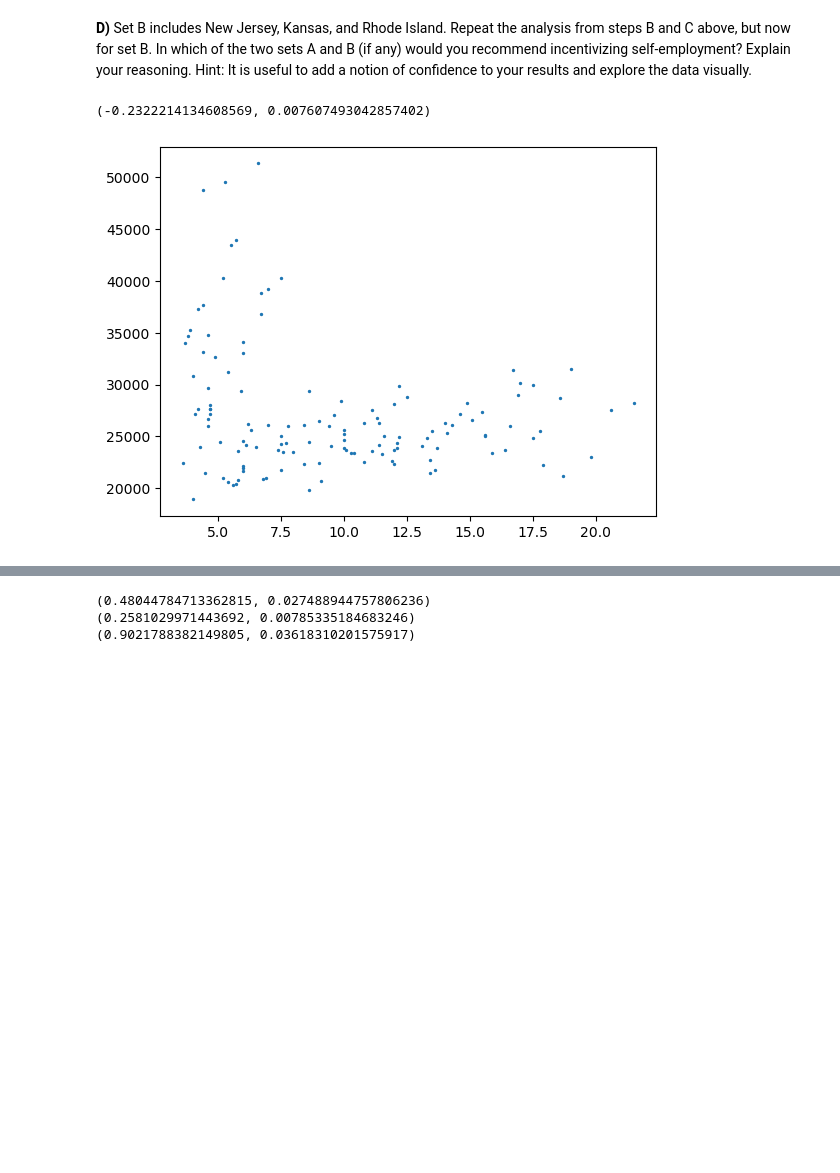
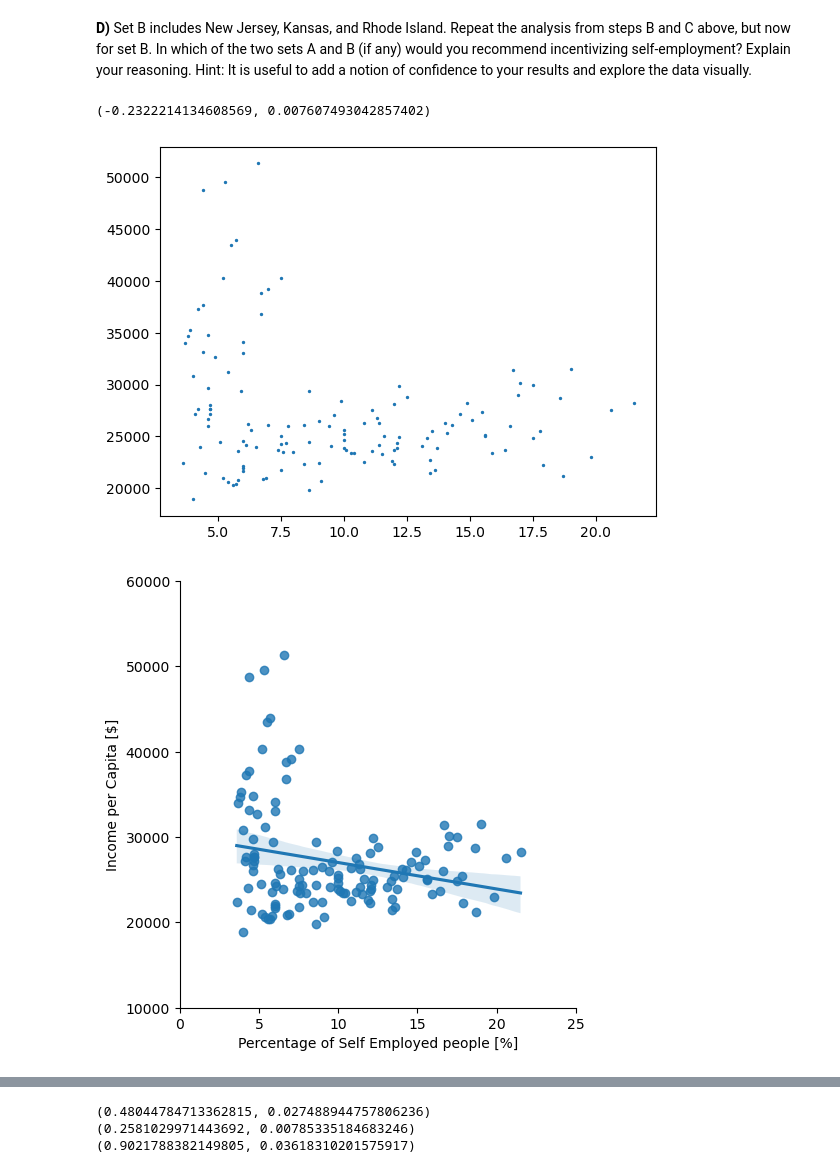
Before and after one commit to rmonney/2022, a Jupyter notebook: Tutorials/03 - Describing data/Describing_data_exercise.ipynb, the cells around one changed output, grey strips where cells are left out. Cells and saved outputs as stored; diff of their text form; code cells hidden in the pictures; blank space fills up the shorter version.

```diff
--- a/Tutorials/03 - Describing data/Describing_data_exercise.ipynb
+++ b/Tutorials/03 - Describing data/Describing_data_exercise.ipynb
@@ -204,7 +235,14 @@ print(stats.pearsonr(df.loc[df['State'].isin(['Minnesota'])]['SelfEmployed'], df
 # %%
 ### your code and or answer here ###
 plt.scatter(df.loc[df['State'].isin(['New Jersey','Kansas', 'Rhode Island'])]['SelfEmployed'], df.loc[df['State'].isin(['New Jersey','Kansas', 'Rhode Island'])]['IncomePerCap'], s=2)
+sn.lmplot('SelfEmployed', 'IncomePerCap', data = df.loc[df['State'].isin(['New Jersey','Kansas', 'Rhode Island'])])
+plt.xlabel("Percentage of Self Employed people [%]")
+plt.ylabel("Income per Capita [$]")
+plt.ylim([10000,60000])
+plt.xlim([0,25])
+
 stats.pearsonr(df.loc[df['State'].isin(['New Jersey','Kansas', 'Rhode Island'])]['SelfEmployed'], df.loc[df['State'].isin(['New Jersey','Kansas', 'Rhode Island'])]['IncomePerCap'])
 # %% [output]
 (-0.2322214134608569, 0.007607493042857402)
 [figure]
+[figure, added]
```
Also changed, not shown: parts of 6 cells of this notebook.
